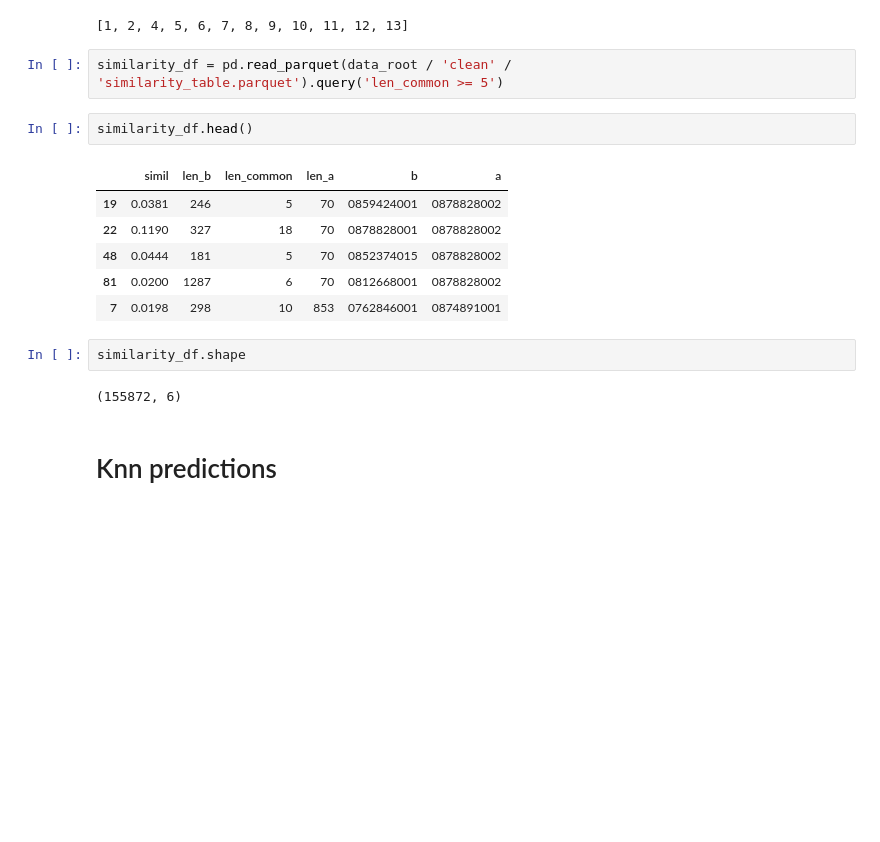
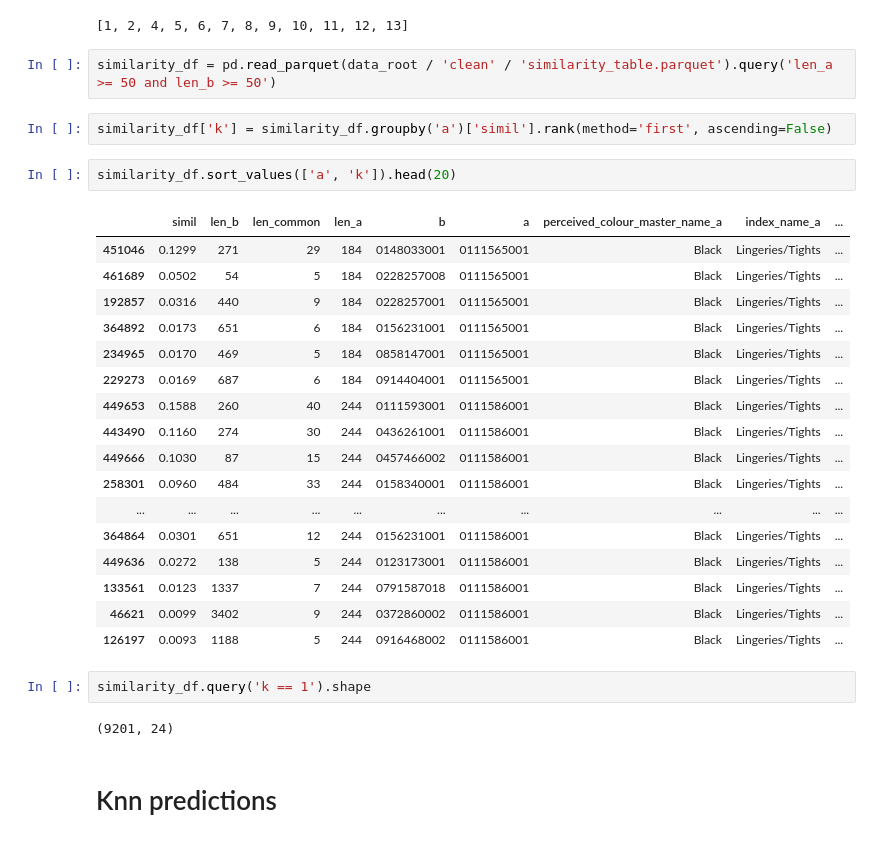
Before and after one commit to stameser/kaggle-hm, a Jupyter notebook: notebooks/item_to_item_cf.ipynb, the cells around one changed output. Drawn from its saved outputs; the diff is of its cells as text; blank space fills up the shorter version.

```diff
--- a/notebooks/item_to_item_cf.ipynb
+++ b/notebooks/item_to_item_cf.ipynb
@@ -82,20 +82,33 @@ pad_rec([1, 2, 4], [4, 5, 6, 7, 8, 9, 10, 11, 12, 13, 14])
 # %% [output]
 [1, 2, 4, 5, 6, 7, 8, 9, 10, 11, 12, 13]
 # %%
-similarity_df = pd.read_parquet(data_root / 'clean' / 'similarity_table.parquet').query('len_common >= 5')
+similarity_df = pd.read_parquet(data_root / 'clean' / 'similarity_table.parquet').query('len_a >= 50 and len_b >= 50')
+# %%
+similarity_df['k'] = similarity_df.groupby('a')['simil'].rank(method='first', ascending=False)
 # %%
-similarity_df.head()
+similarity_df.sort_values(['a', 'k']).head(20)
 # %% [output]
-|  | simil | len_b | len_common | len_a | b | a |
-| 19 | 0.0381 | 246 | 5 | 70 | 0859424001 | 0878828002 |
-| 22 | 0.1190 | 327 | 18 | 70 | 0878828001 | 0878828002 |
-| 48 | 0.0444 | 181 | 5 | 70 | 0852374015 | 0878828002 |
-| 81 | 0.0200 | 1287 | 6 | 70 | 0812668001 | 0878828002 |
-| 7 | 0.0198 | 298 | 10 | 853 | 0762846001 | 0874891001 |
+|  | simil | len_b | len_common | len_a | b | a | perceived_colour_master_name_a | index_name_a | ... |
+| 451046 | 0.1299 | 271 | 29 | 184 | 0148033001 | 0111565001 | Black | Lingeries/Tights | ... |
+| 461689 | 0.0502 | 54 | 5 | 184 | 0228257008 | 0111565001 | Black | Lingeries/Tights | ... |
+| 192857 | 0.0316 | 440 | 9 | 184 | 0228257001 | 0111565001 | Black | Lingeries/Tights | ... |
+| 364892 | 0.0173 | 651 | 6 | 184 | 0156231001 | 0111565001 | Black | Lingeries/Tights | ... |
+| 234965 | 0.0170 | 469 | 5 | 184 | 0858147001 | 0111565001 | Black | Lingeries/Tights | ... |
+| 229273 | 0.0169 | 687 | 6 | 184 | 0914404001 | 0111565001 | Black | Lingeries/Tights | ... |
+| 449653 | 0.1588 | 260 | 40 | 244 | 0111593001 | 0111586001 | Black | Lingeries/Tights | ... |
+| 443490 | 0.1160 | 274 | 30 | 244 | 0436261001 | 0111586001 | Black | Lingeries/Tights | ... |
+| 449666 | 0.1030 | 87 | 15 | 244 | 0457466002 | 0111586001 | Black | Lingeries/Tights | ... |
+| 258301 | 0.0960 | 484 | 33 | 244 | 0158340001 | 0111586001 | Black | Lingeries/Tights | ... |
+| ... | ... | ... | ... | ... | ... | ... | ... | ... | ... |
+| 364864 | 0.0301 | 651 | 12 | 244 | 0156231001 | 0111586001 | Black | Lingeries/Tights | ... |
+| 449636 | 0.0272 | 138 | 5 | 244 | 0123173001 | 0111586001 | Black | Lingeries/Tights | ... |
+| 133561 | 0.0123 | 1337 | 7 | 244 | 0791587018 | 0111586001 | Black | Lingeries/Tights | ... |
+| 46621 | 0.0099 | 3402 | 9 | 244 | 0372860002 | 0111586001 | Black | Lingeries/Tights | ... |
+| 126197 | 0.0093 | 1188 | 5 | 244 | 0916468002 | 0111586001 | Black | Lingeries/Tights | ... |
 # %%
-similarity_df.shape
+similarity_df.query('k == 1').shape
 # %% [output]
-(155872, 6)
+(9201, 24)
 # %% [markdown]
 # Knn predictions
 # %%
```
Also changed, not shown: parts of 110 cells of this notebook, 2 other files.
